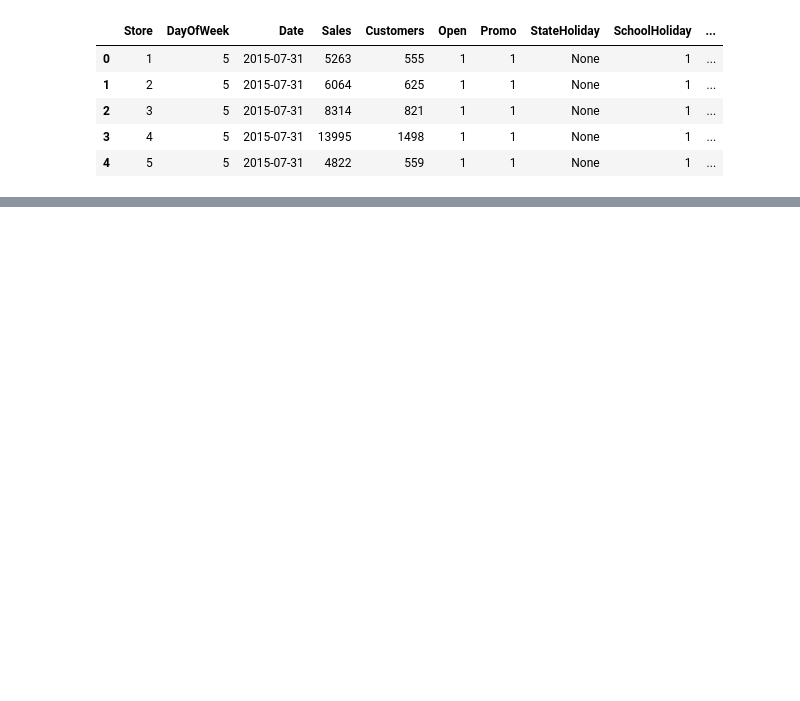
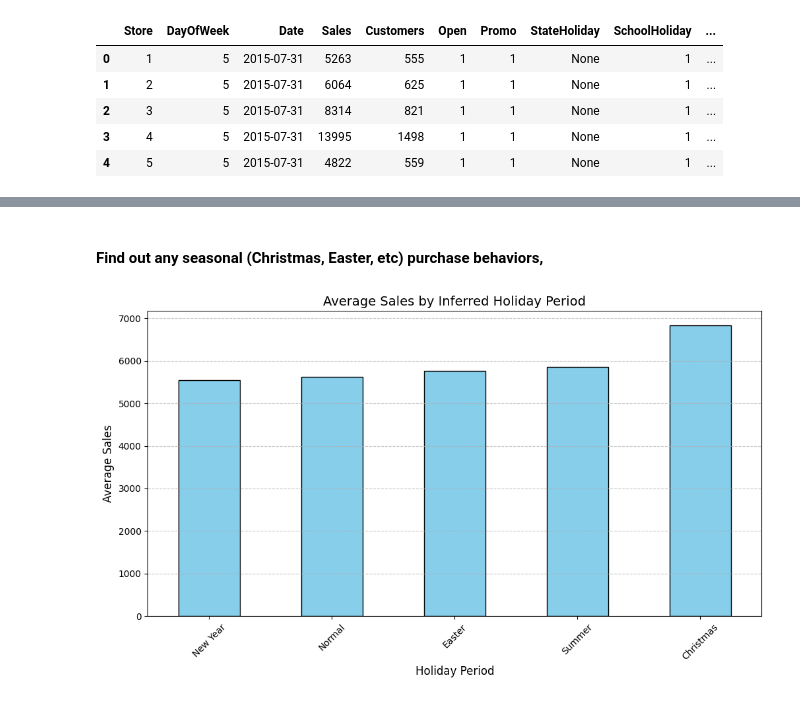
Before and after one commit to amsalugetasew/10_Academy_AI_Mastery_kifiya_Week_4, a Jupyter notebook: Notebooks/main.ipynb, the cells around one changed output, grey strips where cells are left out. Drawn from its saved outputs; the diff is of its cells as text; code cells hidden in the pictures; blank space fills up the shorter version.

Commit message:
Commit Trend, Seasonality, and Holiday Analysis

```diff
--- a/Notebooks/main.ipynb
+++ b/Notebooks/main.ipynb
@@ -140,0 +125,3 @@ df_train.head()
+# %%
+df = pd.read_csv('train_holiday.csv',low_memory=False)
+df
@@ -140,0 +142,9 @@ df_train.head()
+# %% [markdown]
+#### Find out any seasonal (Christmas, Easter, etc) purchase behaviors,
+# %%
+# Call the method
+seasonal_stats, df = sales_behavior.analyze_seasonal_behavior(df)
+# %%
+plot.plot_for_holiday_effect(df)
+# %% [output]
+[figure, added]
```
Also changed, not shown: parts of 50 cells of this notebook.
